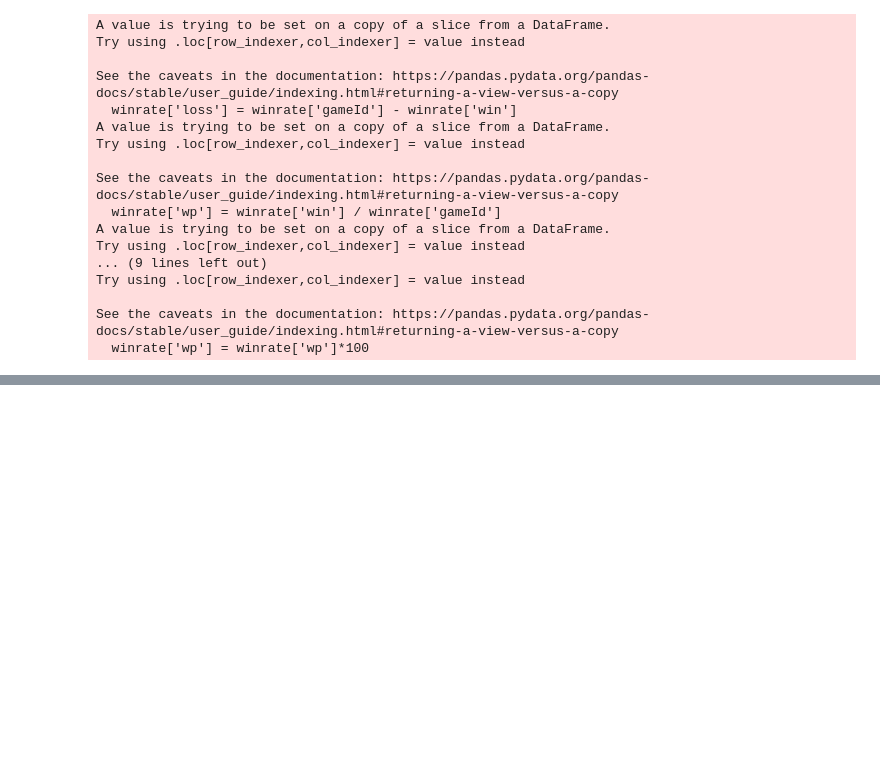
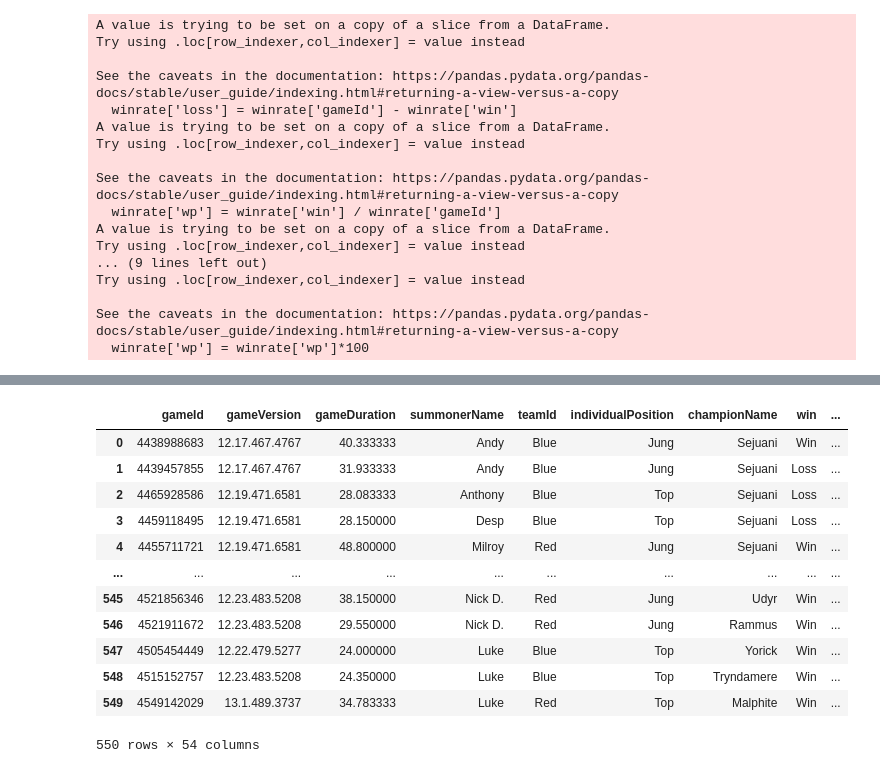
Before and after one commit to AndyGoodwin16/ToxicTuesday, a Jupyter notebook: ETL/Untitled.ipynb, the cells around one changed output, grey strips where cells are left out. Saved outputs shown, nothing was run; the diff lists cells and outputs as text; code cells hidden in the pictures; blank space fills up the shorter version.

```diff
--- a/ETL/Untitled.ipynb
+++ b/ETL/Untitled.ipynb
@@ -620,0 +686,16 @@ raw_data99.groupby('Position').sum()
+# %%
+df4
+# %% [output]
+|  | gameId | gameVersion | gameDuration | summonerName | teamId | individualPosition | championName | win | ... |
+| 0 | 4438988683 | 12.17.467.4767 | 40.333333 | Andy | Blue | Jung | Sejuani | Win | ... |
+| 1 | 4439457855 | 12.17.467.4767 | 31.933333 | Andy | Blue | Jung | Sejuani | Loss | ... |
+| 2 | 4465928586 | 12.19.471.6581 | 28.083333 | Anthony | Blue | Top | Sejuani | Loss | ... |
+| 3 | 4459118495 | 12.19.471.6581 | 28.150000 | Desp | Blue | Top | Sejuani | Loss | ... |
+| 4 | 4455711721 | 12.19.471.6581 | 48.800000 | Milroy | Red | Jung | Sejuani | Win | ... |
+| ... | ... | ... | ... | ... | ... | ... | ... | ... | ... |
+| 545 | 4521856346 | 12.23.483.5208 | 38.150000 | Nick D. | Red | Jung | Udyr | Win | ... |
+| 546 | 4521911672 | 12.23.483.5208 | 29.550000 | Nick D. | Red | Jung | Rammus | Win | ... |
+| 547 | 4505454449 | 12.22.479.5277 | 24.000000 | Luke | Blue | Top | Yorick | Win | ... |
+| 548 | 4515152757 | 12.23.483.5208 | 24.350000 | Luke | Blue | Top | Tryndamere | Win | ... |
+| 549 | 4549142029 | 13.1.489.3737 | 34.783333 | Luke | Red | Top | Malphite | Win | ... |
+550 rows × 54 columns
```
Also changed, not shown: parts of 11 cells of this notebook, 5 other files.
